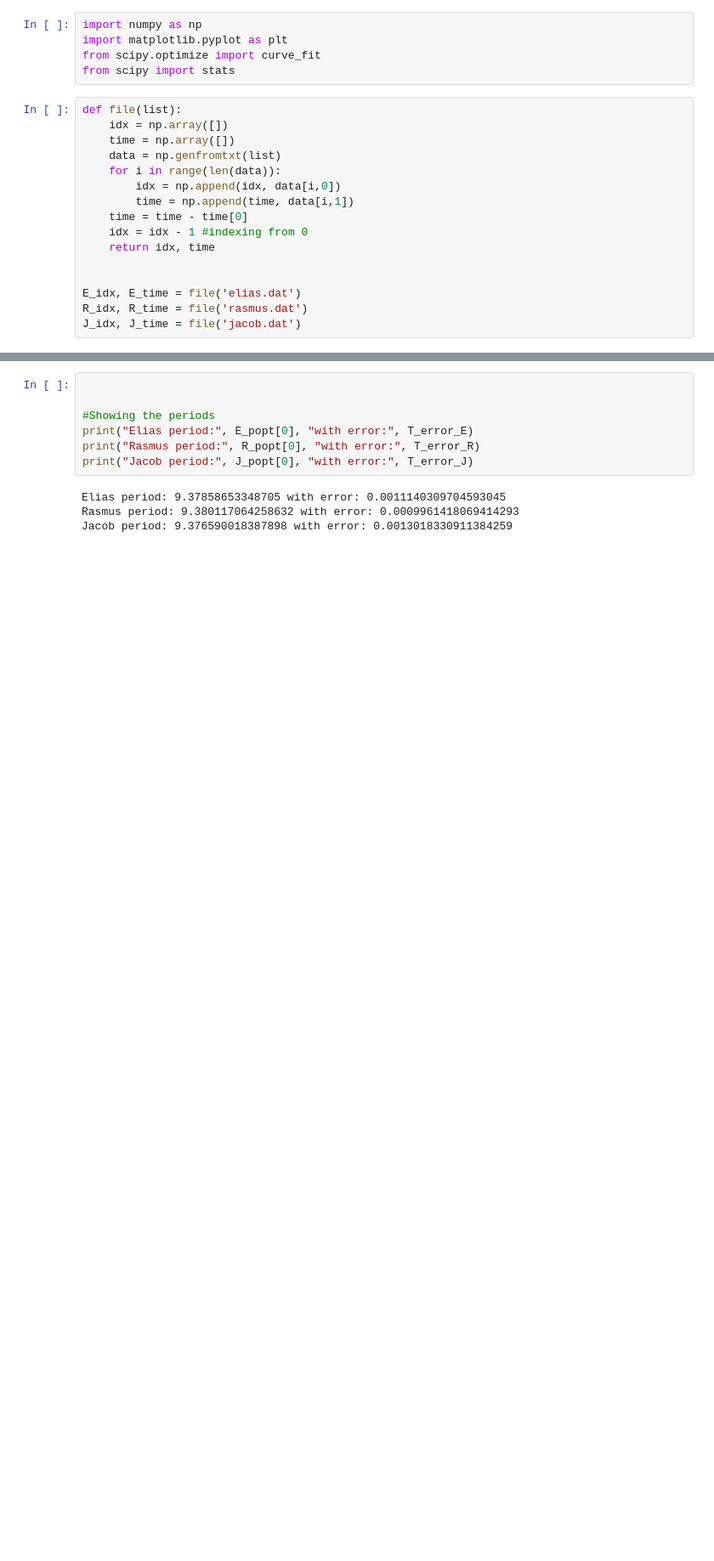
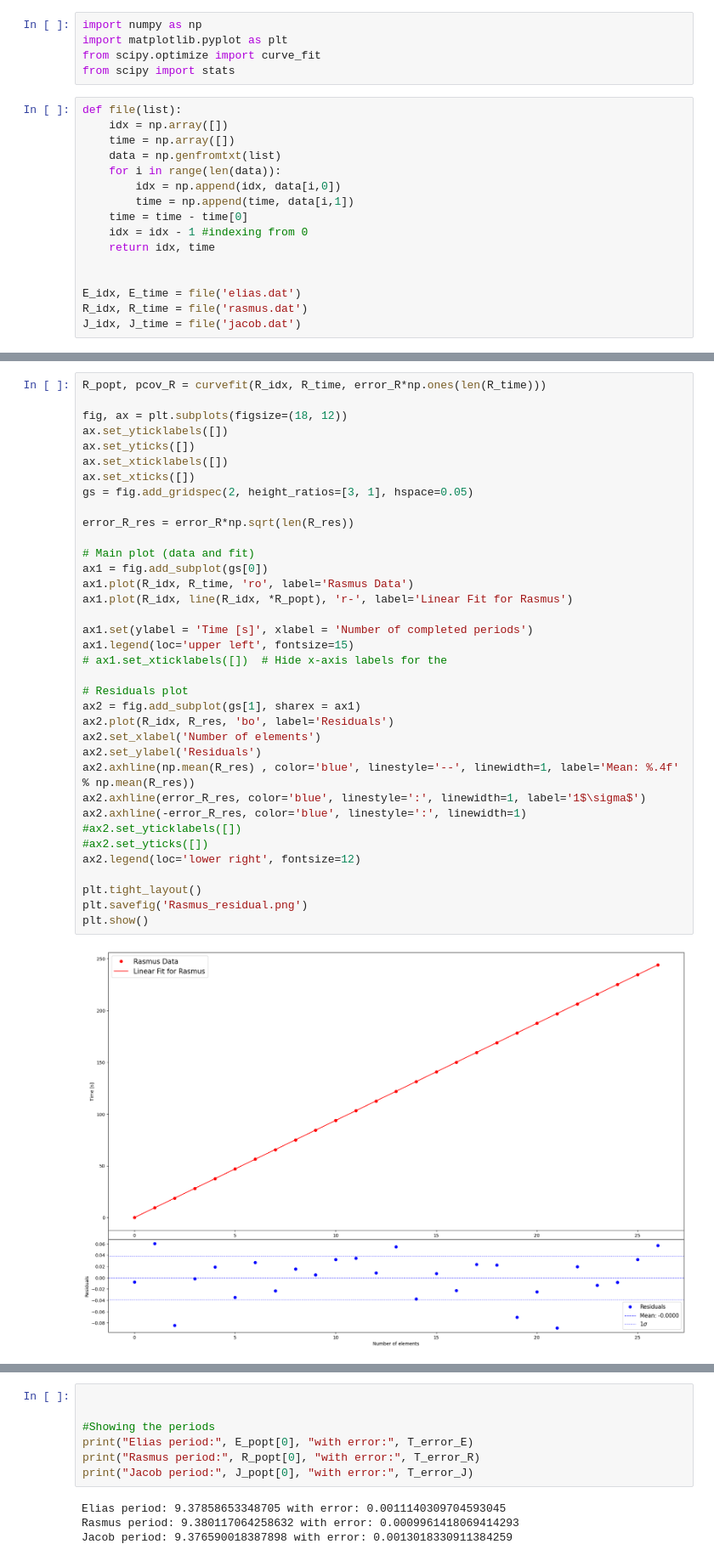
Before and after one commit to EliasBS/AppStat2024, a Jupyter notebook: Project/Pendulum/Data/DataBehandling.ipynb, the cells around one changed output, grey strips where cells are left out. Shown: that part at 85% size. Saved outputs shown, nothing was run; the diff lists cells and outputs as text; blank space fills up the shorter version.

```diff
--- a/Project/Pendulum/Data/DataBehandling.ipynb
+++ b/Project/Pendulum/Data/DataBehandling.ipynb
@@ -179,0 +183,38 @@ plt.show()
+# %%
+R_popt, pcov_R = curvefit(R_idx, R_time, error_R*np.ones(len(R_time)))
+
+fig, ax = plt.subplots(figsize=(18, 12))
+ax.set_yticklabels([])
+ax.set_yticks([])
+ax.set_xticklabels([])
+ax.set_xticks([])
+gs = fig.add_gridspec(2, height_ratios=[3, 1], hspace=0.05)
+
+error_R_res = error_R*np.sqrt(len(R_res))
+
+# Main plot (data and fit)
+ax1 = fig.add_subplot(gs[0])
+ax1.plot(R_idx, R_time, 'ro', label='Rasmus Data')
+ax1.plot(R_idx, line(R_idx, *R_popt), 'r-', label='Linear Fit for Rasmus')
+
+ax1.set(ylabel = 'Time [s]', xlabel = 'Number of completed periods')
+ax1.legend(loc='upper left', fontsize=15)
+# ax1.set_xticklabels([])  # Hide x-axis labels for the
+
+# Residuals plot
+ax2 = fig.add_subplot(gs[1], sharex = ax1)
+ax2.plot(R_idx, R_res, 'bo', label='Residuals')
+ax2.set_xlabel('Number of elements')
+ax2.set_ylabel('Residuals')
+ax2.axhline(np.mean(R_res) , color='blue', linestyle='--', linewidth=1, label='Mean: %.4f' % np.mean(R_res))
+ax2.axhline(error_R_res, color='blue', linestyle=':', linewidth=1, label='1$\sigma$')
+ax2.axhline(-error_R_res, color='blue', linestyle=':', linewidth=1)
+#ax2.set_yticklabels([])
+#ax2.set_yticks([])
+ax2.legend(loc='lower right', fontsize=12)
+
+plt.tight_layout()
+plt.savefig('Rasmus_residual.png')
+plt.show()
+# %% [output]
+[figure, added]
```
Also changed, not shown: parts of 6 cells of this notebook, 4 other files.
